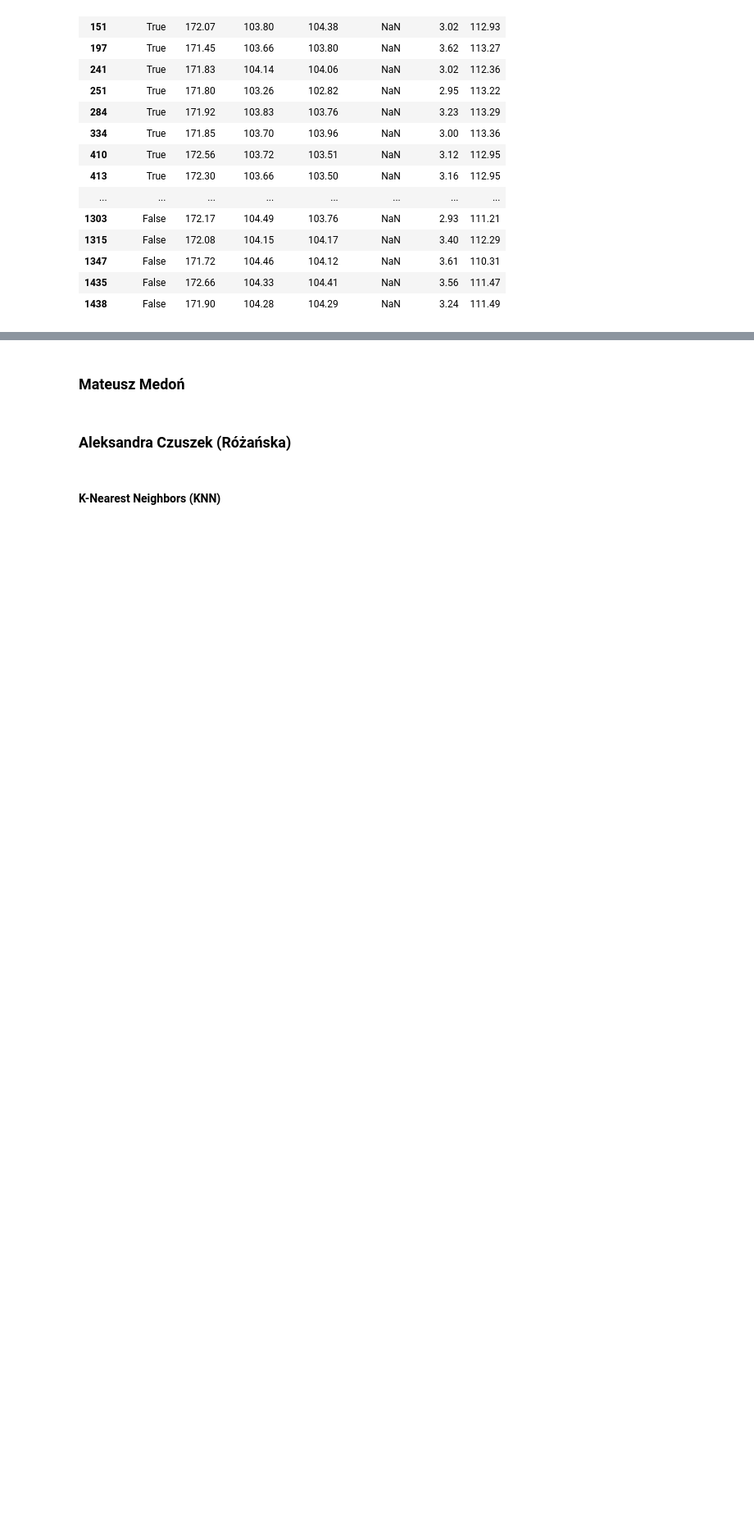
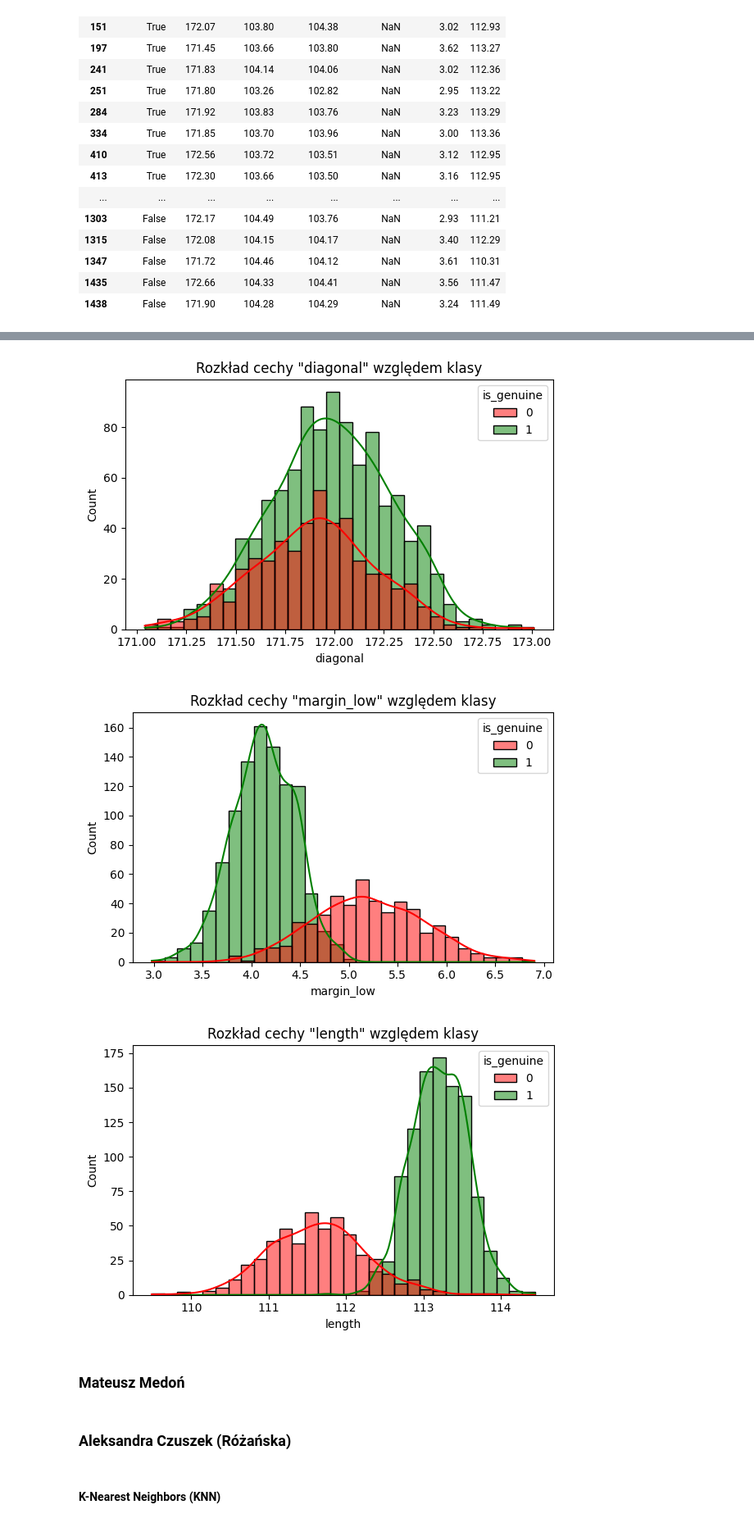
Before and after one commit to Szymon-Czuszek/Machine-Learning-Algorithms, a Jupyter notebook: Python/DataMining-CzuszekCzuszekMedon.ipynb, the cells around one changed output, grey strips where cells are left out. Shown: that part at 82% size. Saved outputs shown, nothing was run; the diff lists cells and outputs as text; code cells hidden in the pictures; blank space fills up the shorter version.

Commit message:
Update DataMining-CzuszekCzuszekMedon.ipynb
Updated data exploration in the file.

```diff
--- a/Python/DataMining-CzuszekCzuszekMedon.ipynb
+++ b/Python/DataMining-CzuszekCzuszekMedon.ipynb
@@ -113,0 +134,13 @@ X_test = scaler.transform(X_test)
+# %%
+# Rozkład wybranych cech
+features = ['diagonal', 'margin_low', 'length']
+for feature in features:
+    plt.figure(figsize=(6,4))
+    sns.histplot(data=df, x=feature, hue='is_genuine', kde=True, palette=['red', 'green'], bins=30)
+    plt.title(f'Rozkład cechy "{feature}" względem klasy')
+    plt.tight_layout()
+    plt.show()
+# %% [output]
+[figure, added]
+[figure, added]
+[figure, added]
```
Also changed, not shown: parts of 6 cells of this notebook.
